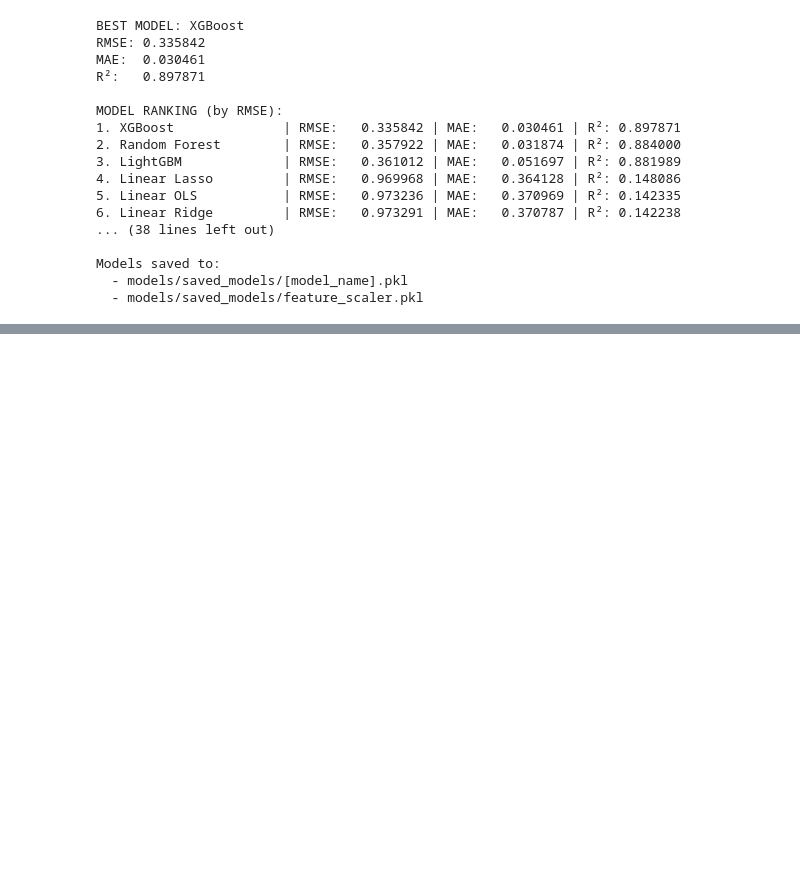
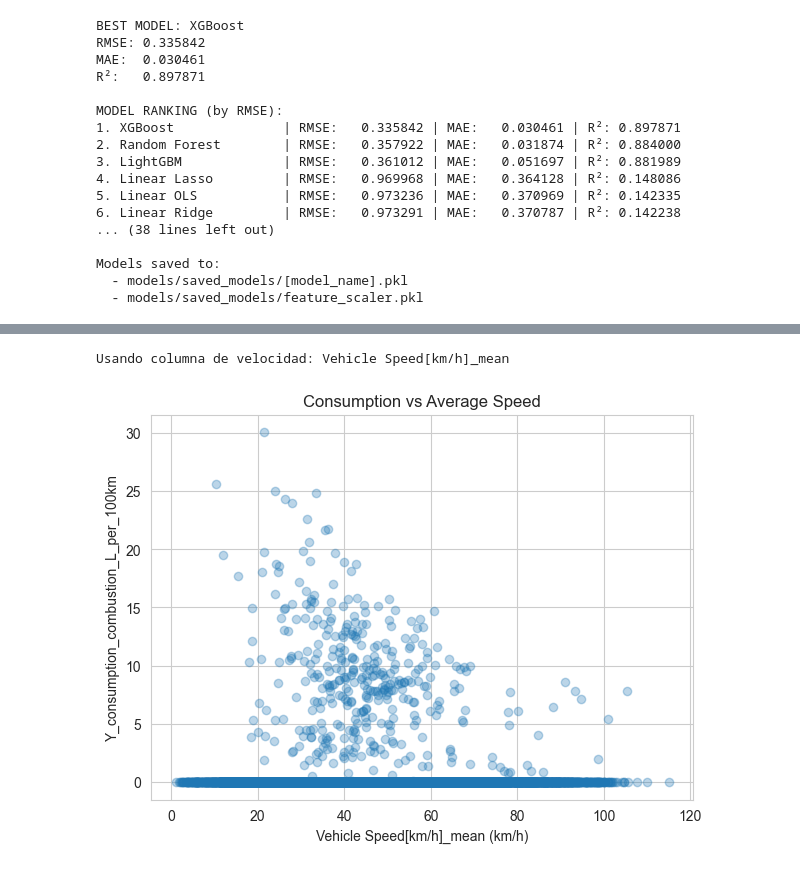
Before and after one commit to joaco1212004/VED-TPF-ML-Fadel-DiCola, a Jupyter notebook: 2model_run_Metrics_csv copy 2.ipynb, the cells around one changed output, grey strips where cells are left out. Saved outputs shown, nothing was run; the diff lists cells and outputs as text; code cells hidden in the pictures; blank space fills up the shorter version.

```diff
--- a/2model_run_Metrics_csv copy 2.ipynb
+++ b/2model_run_Metrics_csv copy 2.ipynb
@@ -574,0 +618,21 @@ Models saved to:
+# %%
+# Elegimos la primera columna candidata de velocidad
+speed_cols = [c for c in data.columns
+              if "speed" in c.lower() or "km/h" in c.lower()]
+
+if not speed_cols:
+    print("No encontré ninguna columna de velocidad. Revisá data.columns.")
+else:
+    speed_col = speed_cols[0]
+    print("Usando columna de velocidad:", speed_col)
+
+    plt.figure(figsize=(7, 5))
+    plt.scatter(data[speed_col], data[target_col], alpha=0.3)
+    plt.xlabel(f"{speed_col} (km/h)")
+    plt.ylabel(target_col)
+    plt.title("Consumption vs Average Speed")
+    plt.grid(True)
+    plt.show()
+# %% [output]
+Usando columna de velocidad: Vehicle Speed[km/h]_mean
+[figure, added]
```
Also changed, not shown: parts of 5 cells of this notebook, 21 other files.
